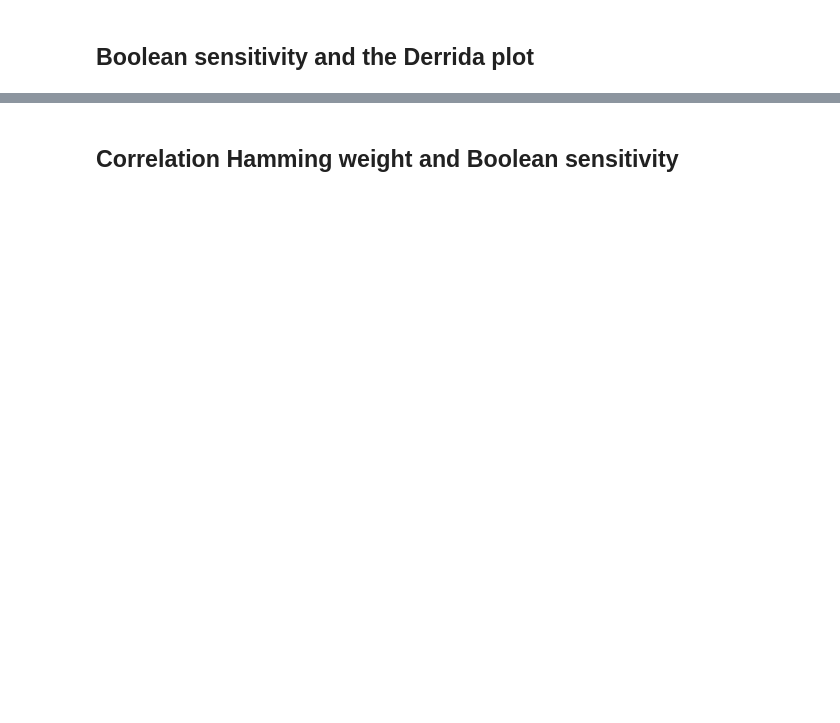
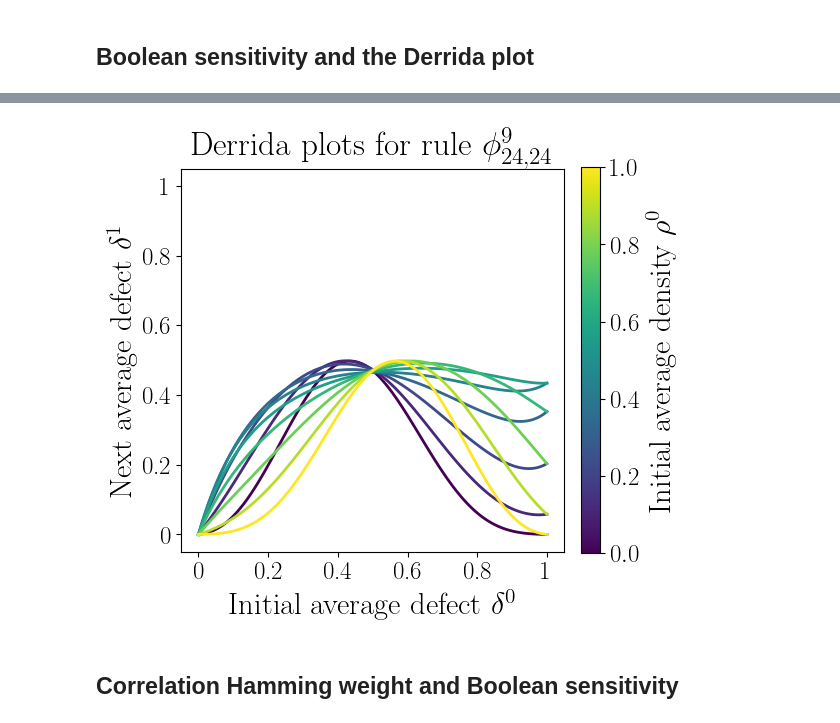
Before and after one commit to mrollier/network_automata_robustness, a Jupyter notebook: manuscript/characterisation-generate_figures.ipynb, the cells around one changed output, grey strips where cells are left out. Drawn from its saved outputs; the diff is of its cells as text; code cells hidden in the pictures; blank space fills up the shorter version.

```diff
--- a/manuscript/characterisation-generate_figures.ipynb
+++ b/manuscript/characterisation-generate_figures.ipynb
@@ -469,3 +476,88 @@ Something is wrong with the definition of the Boolean sensitivity. It has to do
+# %%
+SAVEFIG = False
+
+# create the model
+life_like_dict = return_life_like_dict()
+life_like_name = "34_life" # i like: replicator, diamoeba, 34_life, 2x2
+beta, sigma = life_like_dict[life_like_name]
+B_set = binary_indices(beta)
+S_set = binary_indices(sigma)
+
+NEW_GRAPH = False
+
+if NEW_GRAPH:
+    # create the graph
+    num_nodes = 1000
+    avg_degree = 8
+    # Probability for edge creation
+    p = avg_degree / (num_nodes - 1)
+    # Generate a connected random graph using the Erdos-Renyi model
+    random_graph = ig.Graph.Erdos_Renyi(n=num_nodes, p=p)
+    while not random_graph.is_connected():
+        random_graph = ig.Graph.Erdos_Renyi(n=num_nodes, p=p)
+    degree_per_node = random_graph.degree()
+    degree_counts = np.bincount(degree_per_node)[1:] # skip first, because by design there is no degree=0
+    degree_distribution = degree_counts / np.sum(degree_counts)
+    degrees = np.arange(1, max(degree_per_node)+1)
+
+# this is some kind of Fourier transformation!
+resolution = 9
+model = LLNA(resolution, B_set, S_set, iso=True)
+
+# Derrida plot
+init_config_dens_res = 10
+init_config_dens_array = np.linspace(0, 1, init_config_dens_res)
+num_delta_points = 101
+current_deltas = np.linspace(0, 1, num_delta_points)
+next_deltas_avg_per_init_config = []
+for init_config_dens in tqdm(init_config_dens_array, total=init_config_dens_res):
+    next_deltas_list = []
+    for degree in degrees:
+        # Derrida plot
+        next_deltas = derrida_map_analytical(resolution, B_set, S_set, current_deltas, degree, init_config_dens=init_config_dens)
+        next_deltas_list.append(next_deltas)
+    next_deltas_array = np.array(next_deltas_list)
+    # take weighted average
+    next_deltas_average = np.sum(degree_counts[:,np.newaxis]/num_nodes*next_deltas_array, axis=0)
+    next_deltas_avg_per_init_config.append(next_deltas_average)
+next_deltas_avg_per_init_config = np.array(next_deltas_avg_per_init_config)
+
+# create figure
+fig, ax = plt.subplots(1,1,figsize=(6,6))
+fontsize=22
+
+# plot average
+for init_config_dens, next_delta_avg_per_init_config in zip(init_config_dens_array, next_deltas_avg_per_init_config):
+    color = plt.cm.viridis(norm(init_config_dens))
+    ax.plot(current_deltas, next_delta_avg_per_init_config, label=f'$\\rho^0 = {round(init_config_dens,2)}$', lw=2, alpha=1, color=color)
+
+# add colorbar
+norm = plt.Normalize(init_config_dens_array.min(), init_config_dens_array.max())
+sm = plt.cm.ScalarMappable(cmap="viridis", norm=norm)
+sm.set_array([])
+
+# Add color bar
+cbar = plt.colorbar(sm, ax=ax, fraction=0.046, pad=0.04, ticks=[0, 0.2, 0.4, 0.6, 0.8, 1.0])
+cbar.ax.tick_params(labelsize=fontsize-4)
+cbar.set_label('Initial average density $\\rho^0$', fontsize=fontsize)
+
+# plot Derrida plot
+# ax.legend(fontsize=fontsize-4, loc='upper center', ncol=2)
+ax.set_xlabel("Initial average defect $\\delta^0$", fontsize=fontsize)
+ax.set_ylabel("Next average defect $\\delta^1$", fontsize=fontsize)
+ax.set_xlim([-0.05, 1.05])
+ax.set_ylim([-0.05, 1.05])
+ticklabels = [0, .2, .4, .6, .8, 1]
+ax.set_xticks(ticklabels)
+ax.set_yticks(ticklabels)
+ax.set_xticklabels(ticklabels, size=fontsize-4)
+ax.set_yticklabels(ticklabels, size=fontsize-4)
+ax.set_title(f"Derrida plots for rule {model.__str__(latex=True)}", size=fontsize+2)
+ax.set_aspect(1)
+
+fig.tight_layout()
+# %% [output]
+[figure, added]
 # %% [markdown]
 ## Correlation Hamming weight and Boolean sensitivity
 # %%
```
Also changed, not shown: parts of 10 cells of this notebook, 1 other file.
